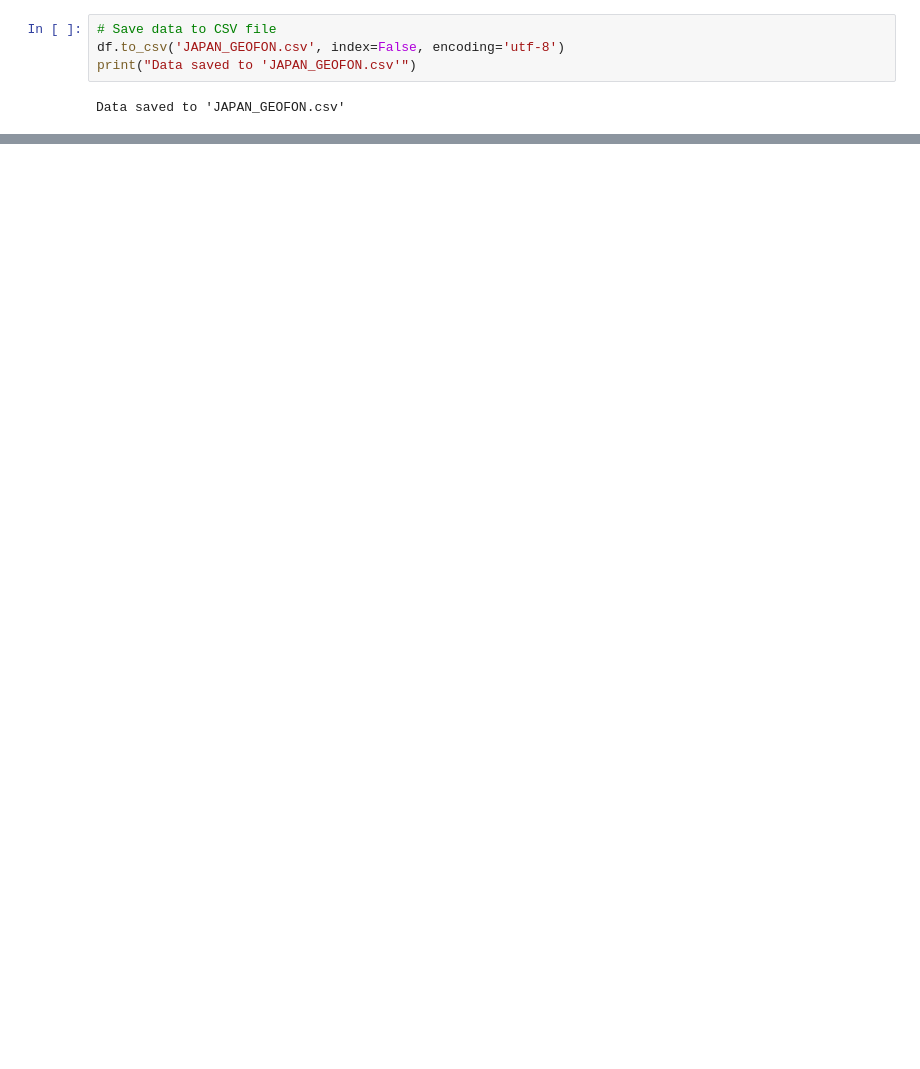
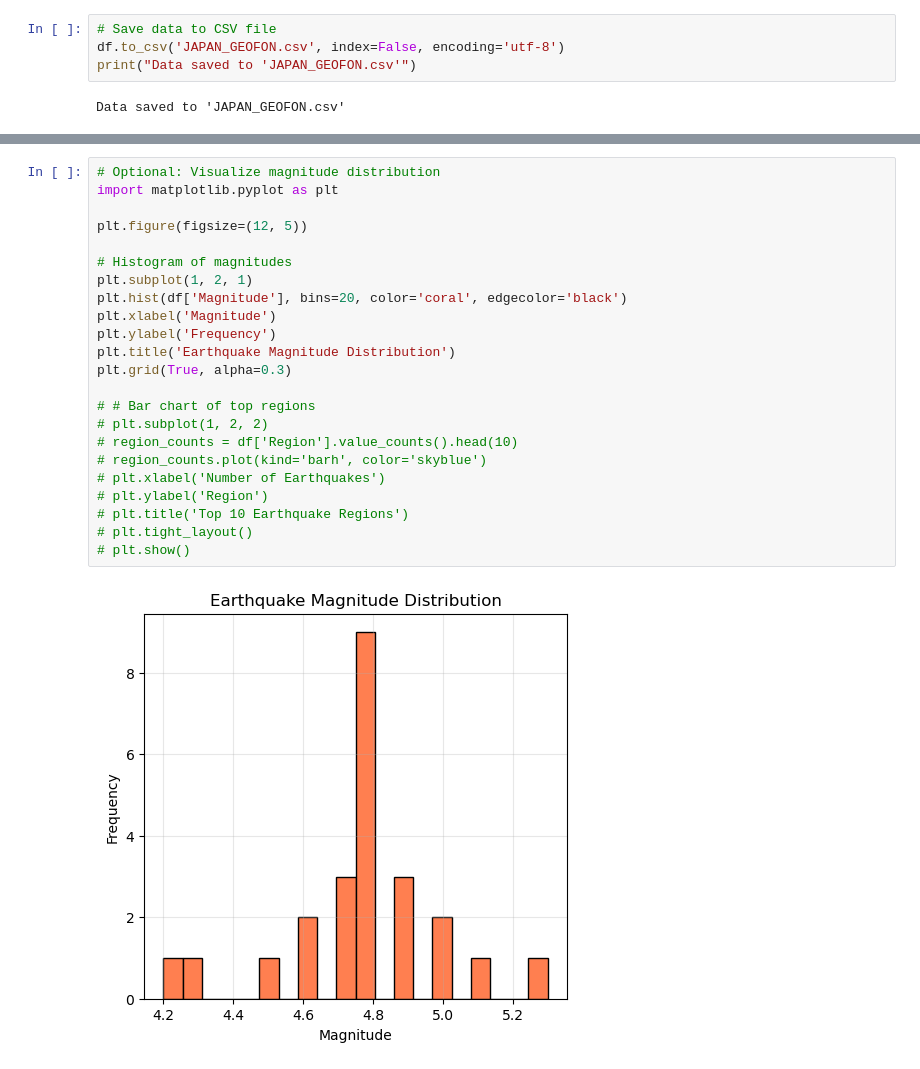
Before and after one commit to rezp8/earthquakeDataAnalysis, a Jupyter notebook: GeoFON.ipynb, the cells around one changed output, grey strips where cells are left out. Cells and saved outputs as stored; diff of their text form; blank space fills up the shorter version.

```diff
--- a/GeoFON.ipynb
+++ b/GeoFON.ipynb
@@ -436,0 +220,25 @@ plt.savefig('earthquake_counts_by_area_barchart.png')
+# %%
+# Optional: Visualize magnitude distribution
+import matplotlib.pyplot as plt
+
+plt.figure(figsize=(12, 5))
+
+# Histogram of magnitudes
+plt.subplot(1, 2, 1)
+plt.hist(df['Magnitude'], bins=20, color='coral', edgecolor='black')
+plt.xlabel('Magnitude')
+plt.ylabel('Frequency')
+plt.title('Earthquake Magnitude Distribution')
+plt.grid(True, alpha=0.3)
+
+# # Bar chart of top regions
+# plt.subplot(1, 2, 2)
+# region_counts = df['Region'].value_counts().head(10)
+# region_counts.plot(kind='barh', color='skyblue')
+# plt.xlabel('Number of Earthquakes')
+# plt.ylabel('Region')
+# plt.title('Top 10 Earthquake Regions')
+# plt.tight_layout()
+# plt.show()
+# %% [output]
+[figure, added]
```
Also changed, not shown: parts of 15 cells of this notebook, 1 other file.
